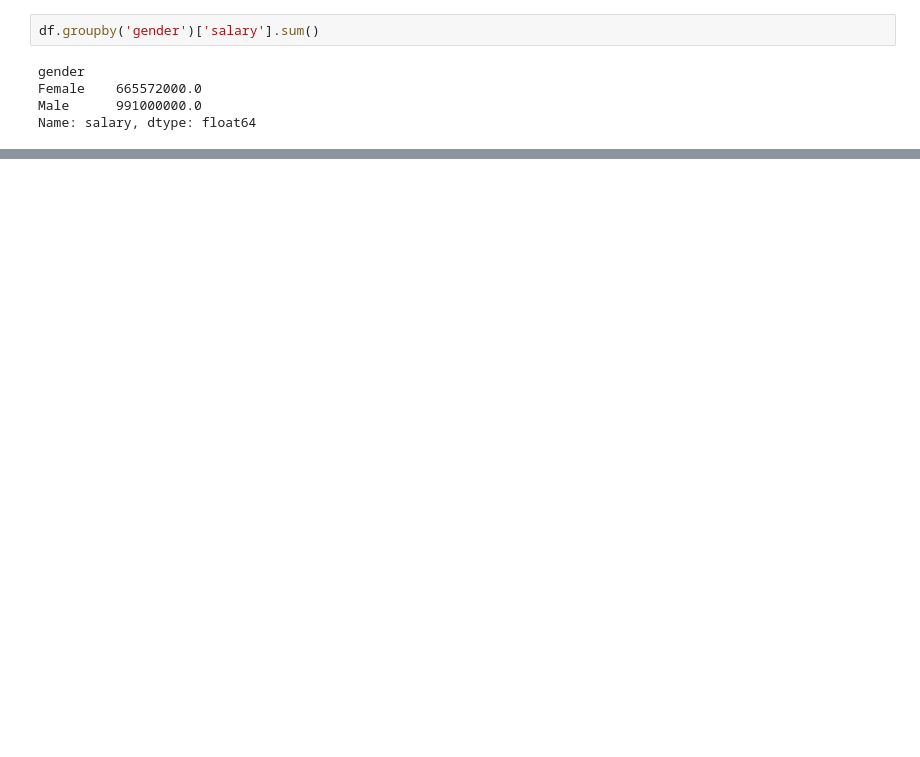
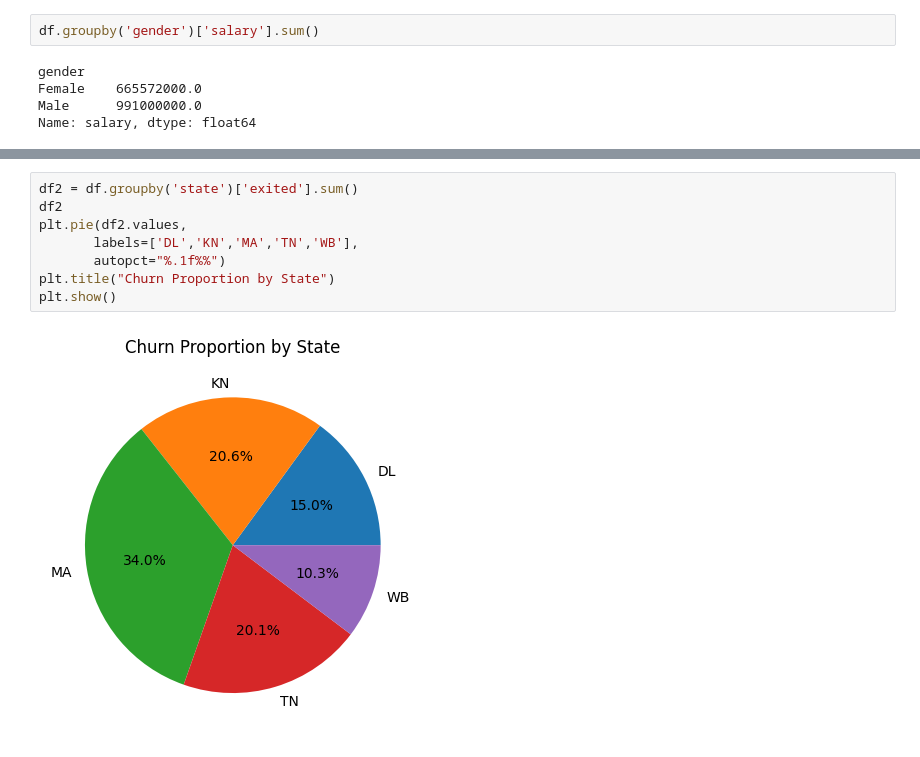
Before and after one commit to Subodhoraw/data-cleanning-, a Jupyter notebook: bank data attrition cleaning.ipynb, the cells around one changed output, grey strips where cells are left out. Cells and saved outputs as stored; diff of their text form; blank space fills up the shorter version.

```diff
--- a/bank data attrition cleaning.ipynb
+++ b/bank data attrition cleaning.ipynb
@@ -511,0 +684,10 @@ Name: salary, dtype: float64
+# %%
+df2 = df.groupby('state')['exited'].sum()
+df2
+plt.pie(df2.values,
+       labels=['DL','KN','MA','TN','WB'],
+       autopct="%.1f%%")
+plt.title("Churn Proportion by State")
+plt.show()
+# %% [output]
+[figure, added]
```
Also changed, not shown: parts of 26 cells of this notebook.
